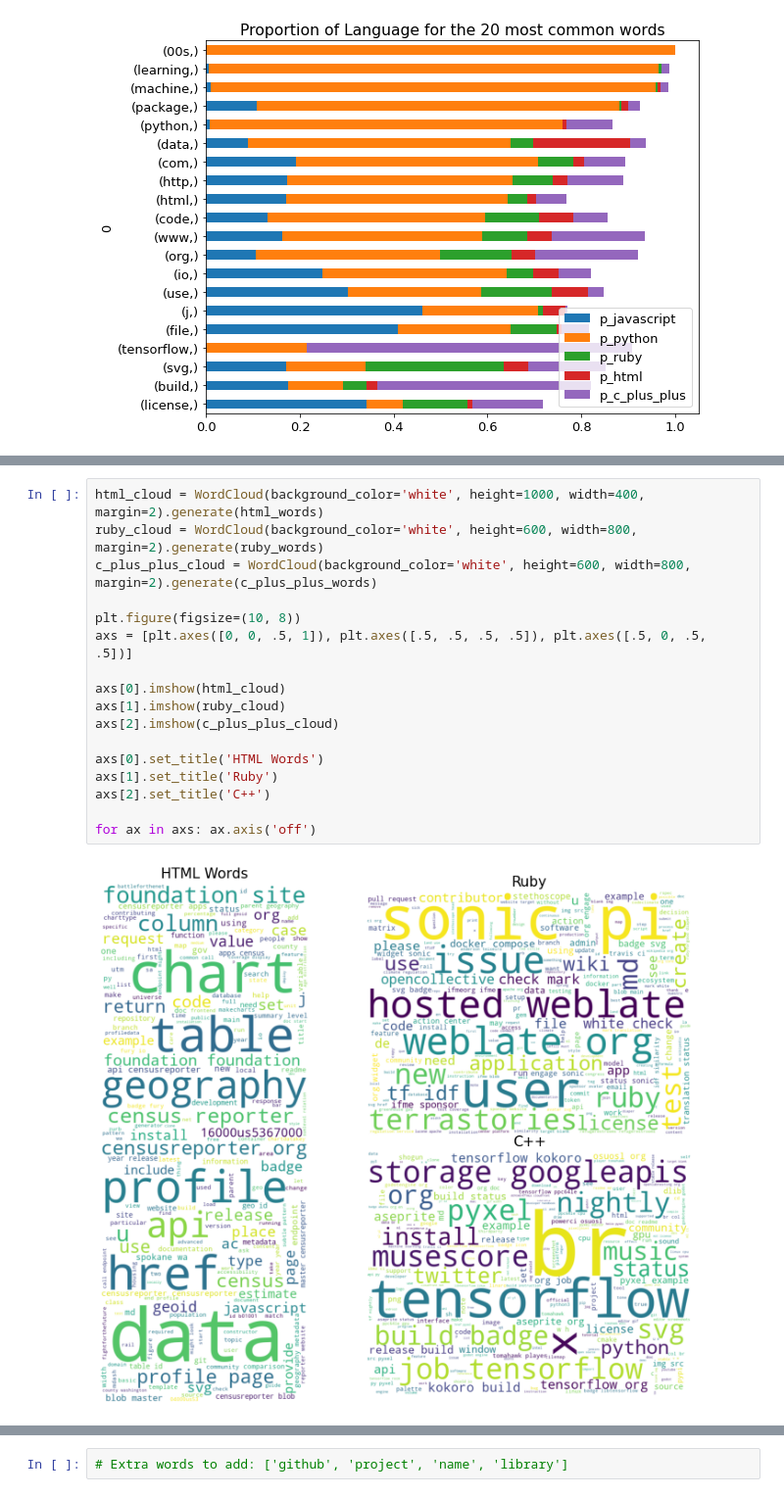
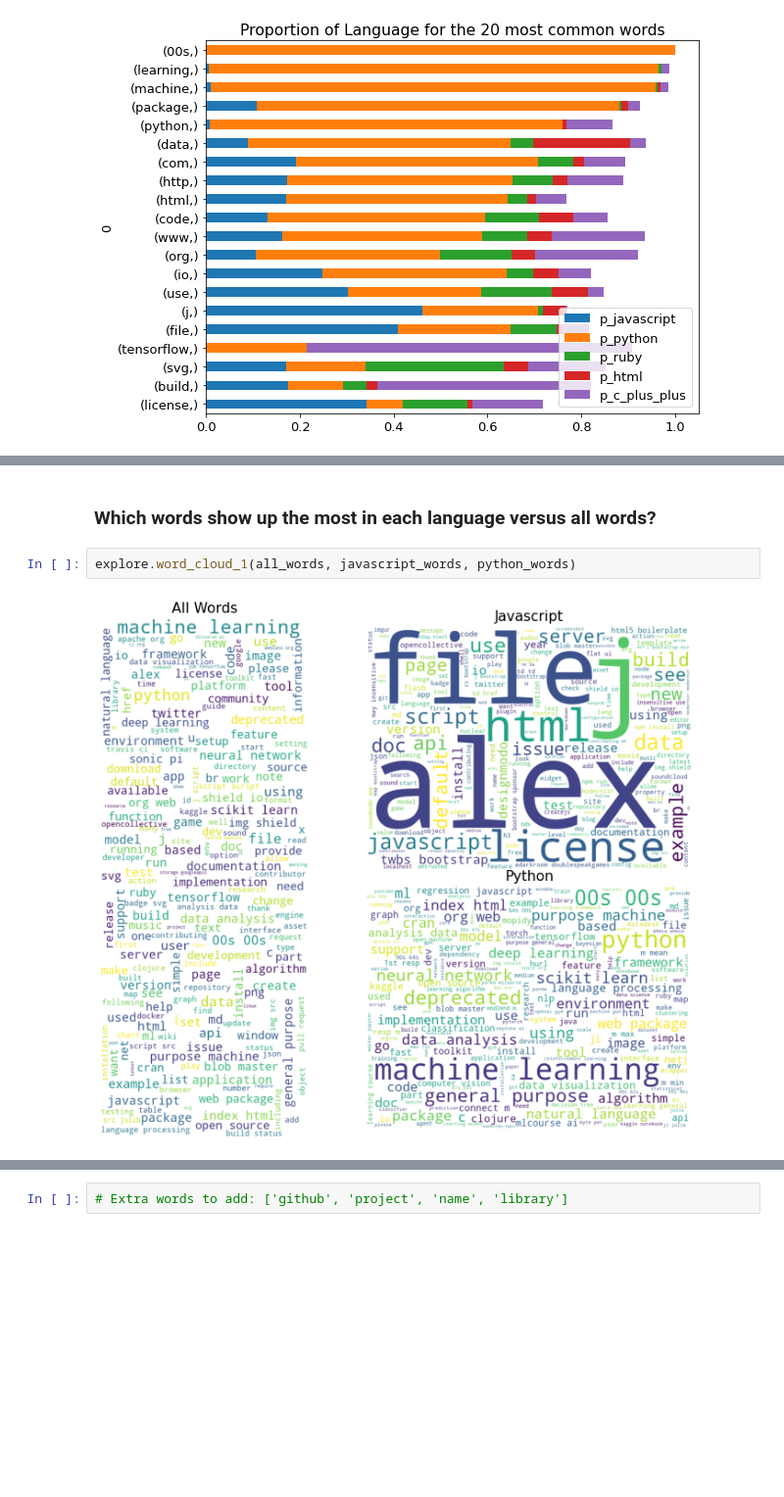
Before and after one commit to NLP-404-Not-Found/nlp-project, a Jupyter notebook: kwames_sketchbook.ipynb, the cells around one changed output, grey strips where cells are left out. Shown at 98% size. Saved outputs shown, nothing was run; the diff lists cells and outputs as text; blank space fills up the shorter version.

Commit message:
add explore functions

```diff
--- a/kwames_sketchbook.ipynb
+++ b/kwames_sketchbook.ipynb
@@ -351,19 +331,6 @@ for ax in axs: ax.axis('off')
-# %%
-html_cloud = WordCloud(background_color='white', height=1000, width=400, margin=2).generate(html_words)
-ruby_cloud = WordCloud(background_color='white', height=600, width=800, margin=2).generate(ruby_words)
-c_plus_plus_cloud = WordCloud(background_color='white', height=600, width=800, margin=2).generate(c_plus_plus_words)
-
-plt.figure(figsize=(10, 8))
-axs = [plt.axes([0, 0, .5, 1]), plt.axes([.5, .5, .5, .5]), plt.axes([.5, 0, .5, .5])]
-
-axs[0].imshow(html_cloud)
-axs[1].imshow(ruby_cloud)
-axs[2].imshow(c_plus_plus_cloud)
-
-axs[0].set_title('HTML Words')
-axs[1].set_title('Ruby')
-axs[2].set_title('C++')
-
-for ax in axs: ax.axis('off')
-# %% [output]
-[figure, removed]
+# %% [markdown]
+### Which words show up the most in each language versus all words?
+# %%
+explore.word_cloud_1(all_words, javascript_words, python_words)
+# %% [output]
+[figure, added]
```
Also changed, not shown: parts of 7 cells of this notebook, 1 other file.
